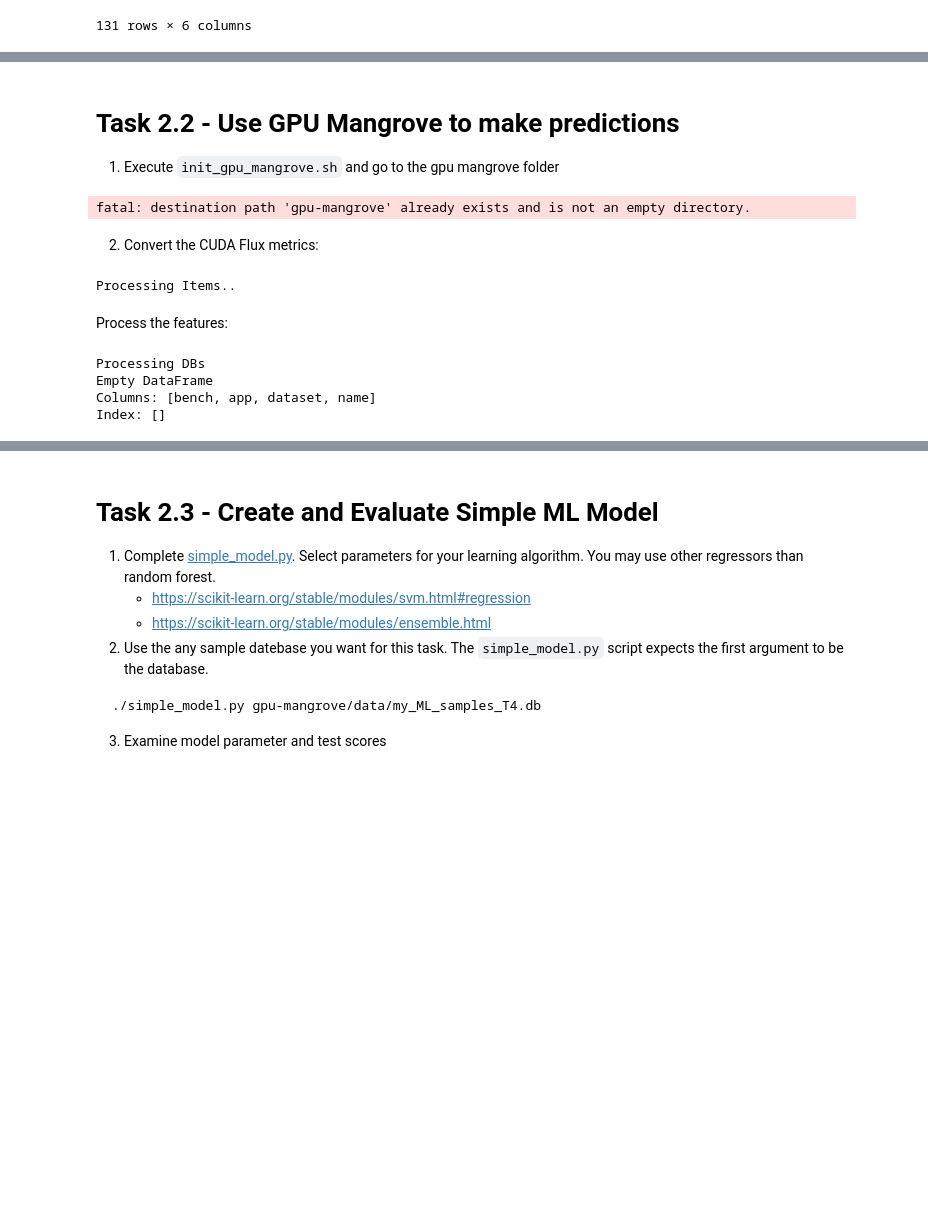
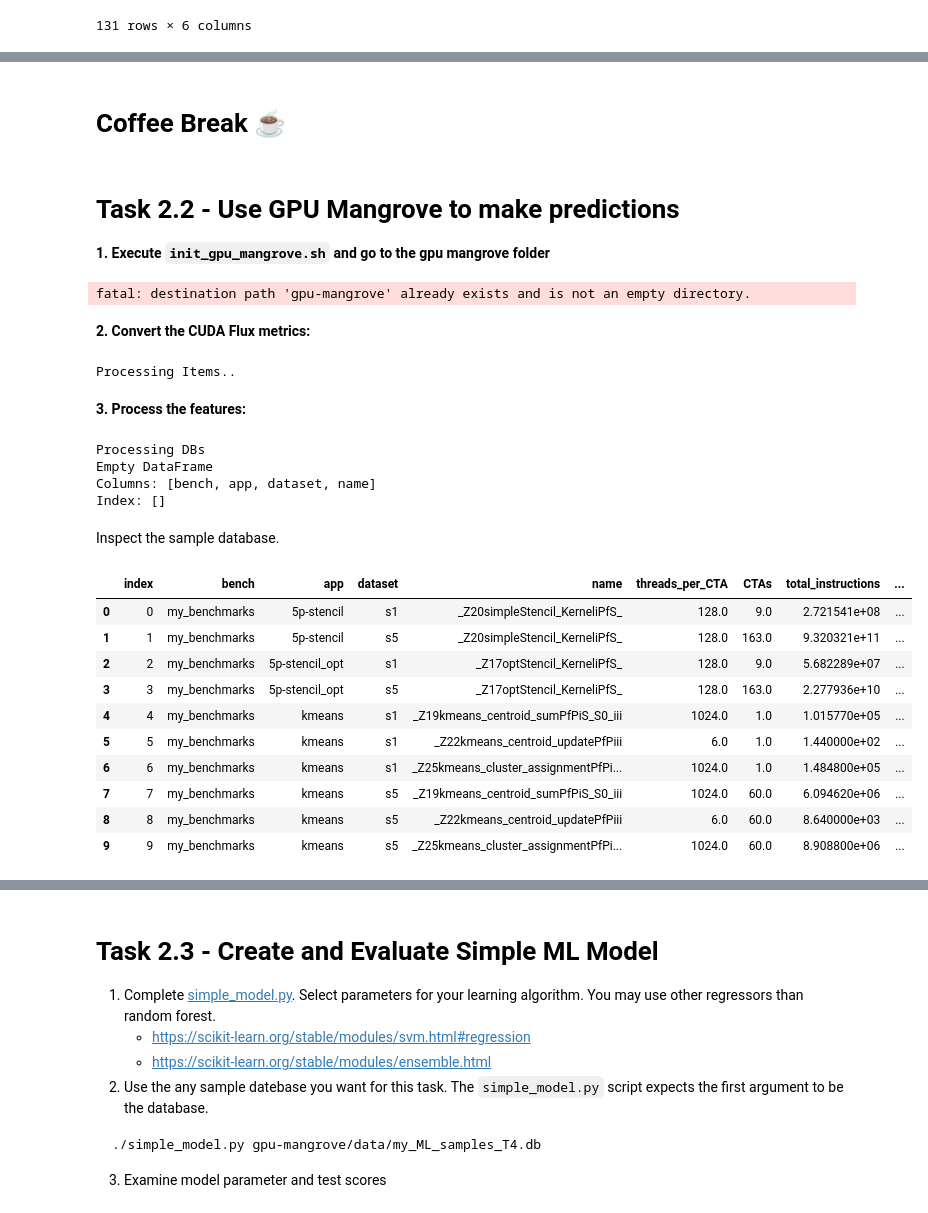
Before and after one commit to UniHD-CEG/gpu-mangrove-tutorial, a Jupyter notebook: hands-on.ipynb, the cells around one changed output, grey strips where cells are left out. Saved outputs shown, nothing was run; the diff lists cells and outputs as text; code cells hidden in the pictures; blank space fills up the shorter version.

```diff
--- a/hands-on.ipynb
+++ b/hands-on.ipynb
@@ -238,14 +342,16 @@ df_time
+# %% [markdown]
+# Coffee Break ☕
 # %% [markdown]
 # Task 2.2 - Use GPU Mangrove to make predictions
 
-1. Execute `init_gpu_mangrove.sh` and go to the gpu mangrove folder
+**1. Execute `init_gpu_mangrove.sh` and go to the gpu mangrove folder**
 # %%
 %%bash
 ./init_gpu_mangrove.sh
 # %% [output]
 fatal: destination path 'gpu-mangrove' already exists and is not an empty directory.
 # %% [markdown]
-2. Convert the CUDA Flux metrics:
+**2. Convert the CUDA Flux metrics:**
 # %%
 %%bash
 cd gpu-mangrove
@@ -255,7 +361,7 @@ rm -f my_model_features.db
 # %% [output]
 Processing Items..
 # %% [markdown]
-Process the features:
+**3. Process the features:**
 # %%
 %%bash
 cd gpu-mangrove
@@ -267,4 +373,26 @@ Processing DBs
 Empty DataFrame
 Columns: [bench, app, dataset, name]
 Index: []
+# %% [markdown]
+Inspect the sample database.
+# %%
+import pandas as pd
+import sqlite3
+
+with sqlite3.Connection('gpu-mangrove/data/my_ML_samples_T4.db') as conn:
+            df = pd.read_sql_query("select * from samples", conn)
+
+df
+# %% [output]
+|  | index | bench | app | dataset | name | threads_per_CTA | CTAs | total_instructions | ... |
+| 0 | 0 | my_benchmarks | 5p-stencil | s1 | _Z20simpleStencil_KerneliPfS_ | 128.0 | 9.0 | 2.721541e+08 | ... |
+| 1 | 1 | my_benchmarks | 5p-stencil | s5 | _Z20simpleStencil_KerneliPfS_ | 128.0 | 163.0 | 9.320321e+11 | ... |
+| 2 | 2 | my_benchmarks | 5p-stencil_opt | s1 | _Z17optStencil_KerneliPfS_ | 128.0 | 9.0 | 5.682289e+07 | ... |
+| 3 | 3 | my_benchmarks | 5p-stencil_opt | s5 | _Z17optStencil_KerneliPfS_ | 128.0 | 163.0 | 2.277936e+10 | ... |
+| 4 | 4 | my_benchmarks | kmeans | s1 | _Z19kmeans_centroid_sumPfPiS_S0_iii | 1024.0 | 1.0 | 1.015770e+05 | ... |
+| 5 | 5 | my_benchmarks | kmeans | s1 | _Z22kmeans_centroid_updatePfPiii | 6.0 | 1.0 | 1.440000e+02 | ... |
+| 6 | 6 | my_benchmarks | kmeans | s1 | _Z25kmeans_cluster_assignmentPfPi... | 1024.0 | 1.0 | 1.484800e+05 | ... |
+| 7 | 7 | my_benchmarks | kmeans | s5 | _Z19kmeans_centroid_sumPfPiS_S0_iii | 1024.0 | 60.0 | 6.094620e+06 | ... |
+| 8 | 8 | my_benchmarks | kmeans | s5 | _Z22kmeans_centroid_updatePfPiii | 6.0 | 60.0 | 8.640000e+03 | ... |
+| 9 | 9 | my_benchmarks | kmeans | s5 | _Z25kmeans_cluster_assignmentPfPi... | 1024.0 | 60.0 | 8.908800e+06 | ... |
 # %% [markdown]
```
Also changed, not shown: parts of 18 cells of this notebook.
